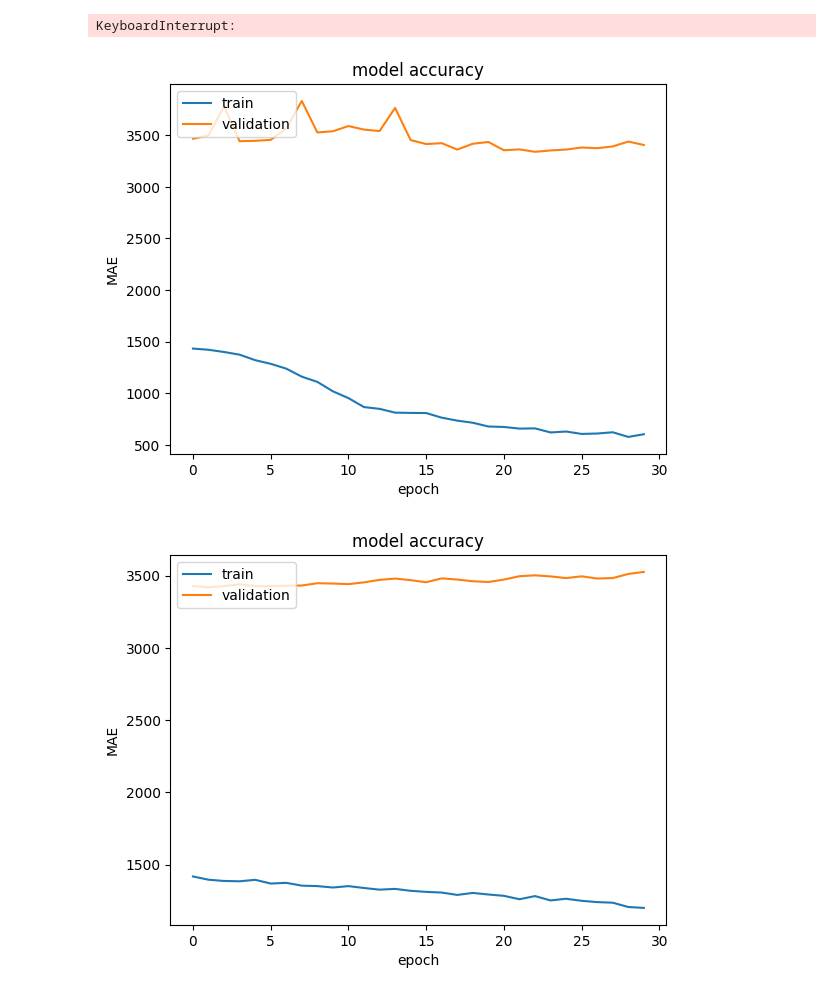
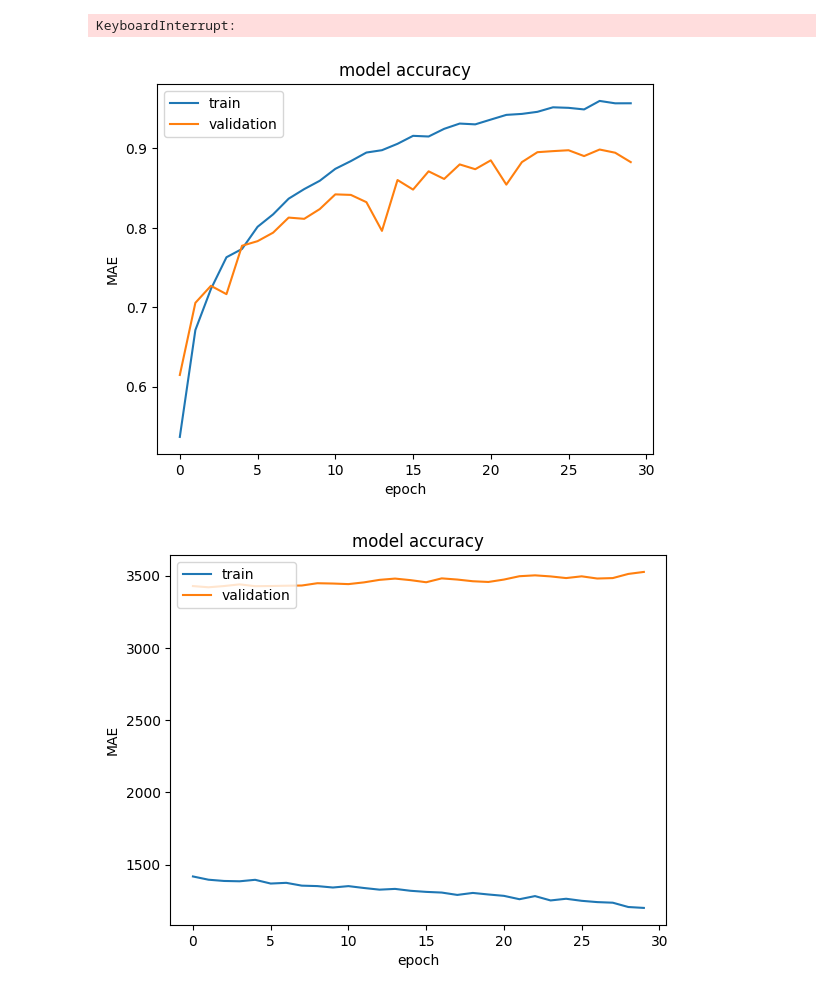
Before and after one commit to Alyks1/Bachelor, a Jupyter notebook: main.ipynb, the cells around one changed output. Cells and saved outputs as stored; diff of their text form; code cells hidden in the pictures.

```diff
--- a/main.ipynb
+++ b/main.ipynb
@@ -19,9 +19,9 @@ LABELS = dataset.getLabelList()
     DATAPATH,
     image_size = SIZE,
     batch_size = BATCH_SIZE,
-    labels = LABELS,
+    labels = "inferred",
     label_mode = 'int',
-    color_mode = 'grayscale',
+    color_mode = 'rgb',
     validation_split = 0.2,
     subset = 'both',
     seed = 1234,
@@ -52,10 +52,10 @@ with strategy.scope():
     pooling = layers.GlobalAveragePooling2D()(efficientnet.output)
     batch_norm = layers.BatchNormalization()(pooling)
     dropout = layers.Dropout(0.2)(batch_norm)
-    layer3 = layers.Dense(units = 2048)(dropout)
-    layer2 = layers.Dense(units = 1024)(layer3)
-    layer1 = layers.Dense(units = 512)(layer2)
-    outputs = layers.Dense(num_classes, activation="softmax")(layer1)
+    # layer3 = layers.Dense(units = 256, activation='relu')(dropout)
+    # layer2 = layers.Dense(units = 128, activation='relu')(layer3)
+    # layer1 = layers.Dense(units = 64, activation='relu')(layer2)
+    outputs = layers.Dense(num_classes, activation="softmax")(dropout)
     modelEfficientNet = keras.Model(inputs=inputs, outputs=outputs)
     optimizer = keras.optimizers.Adam(learning_rate=0.001)
     modelEfficientNet.compile(
@@ -96,9 +99,9 @@ with strategy.scope():
     pooling = layers.GlobalAveragePooling2D()(efficientnet.output)
     batch_norm = layers.BatchNormalization()(pooling)
     dropout = layers.Dropout(0.2)(batch_norm)
-    layer3 = layers.Dense(units = 512)(dropout)
-    layer2 = layers.Dense(units = 256)(layer3)
-    layer1 = layers.Dense(units = 64)(layer2)
+    layer3 = layers.Dense(units = 512, activation='relu')(dropout)
+    layer2 = layers.Dense(units = 256, activation='relu')(layer3)
+    layer1 = layers.Dense(units = 64, activation='relu')(layer2)
     outputs = layers.Dense(units = 1)(layer1)
     modelEfficientNet = keras.Model(inputs=inputs, outputs=outputs)
     optimizer = keras.optimizers.Adam(learning_rate=0.001)
@@ -250,9 +236,9 @@ Epoch 1/10
 Epoch 2/10
 KeyboardInterrupt:
 # %%
-utils.plot_accuracy(histEfficientNet, "mean_absolute_error", "EfficientNetB3")
+utils.plot_accuracy(histEfficientNet, "accuracy", "EfficientNetB3")
 # %% [output]
-[figure, old version]
+[figure, new version]
 # %%
 utils.plot_accuracy(histModel, "mean_absolute_error", "Model1")
 # %% [output]
```
Also changed, not shown: parts of 5 cells of this notebook, 1 other file.
